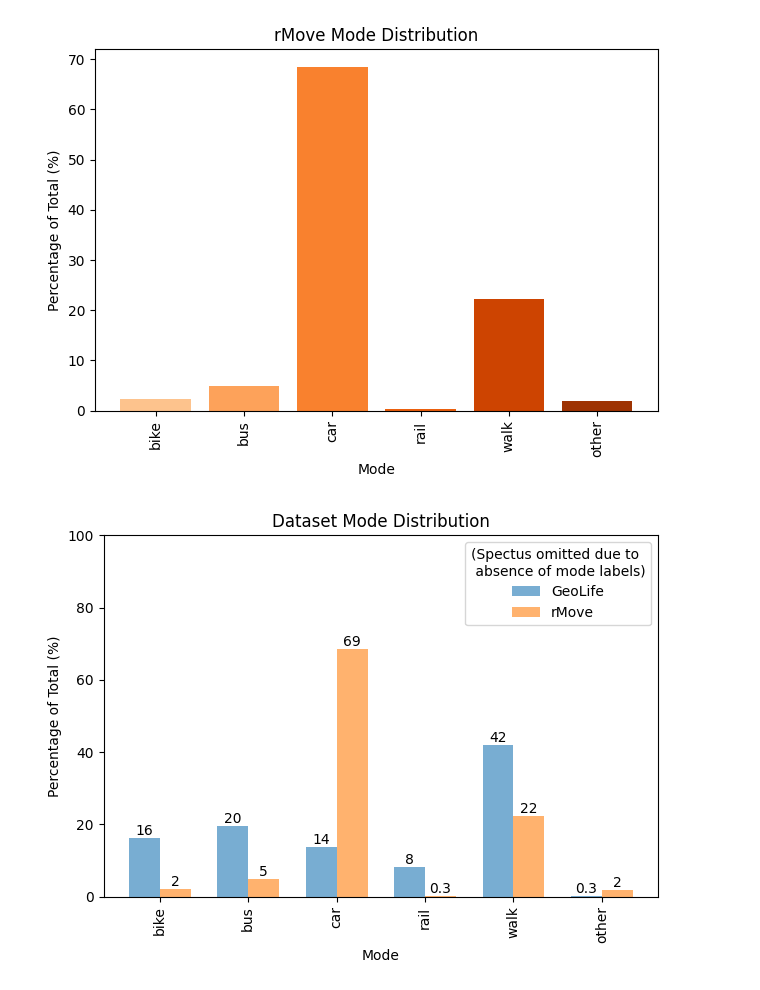
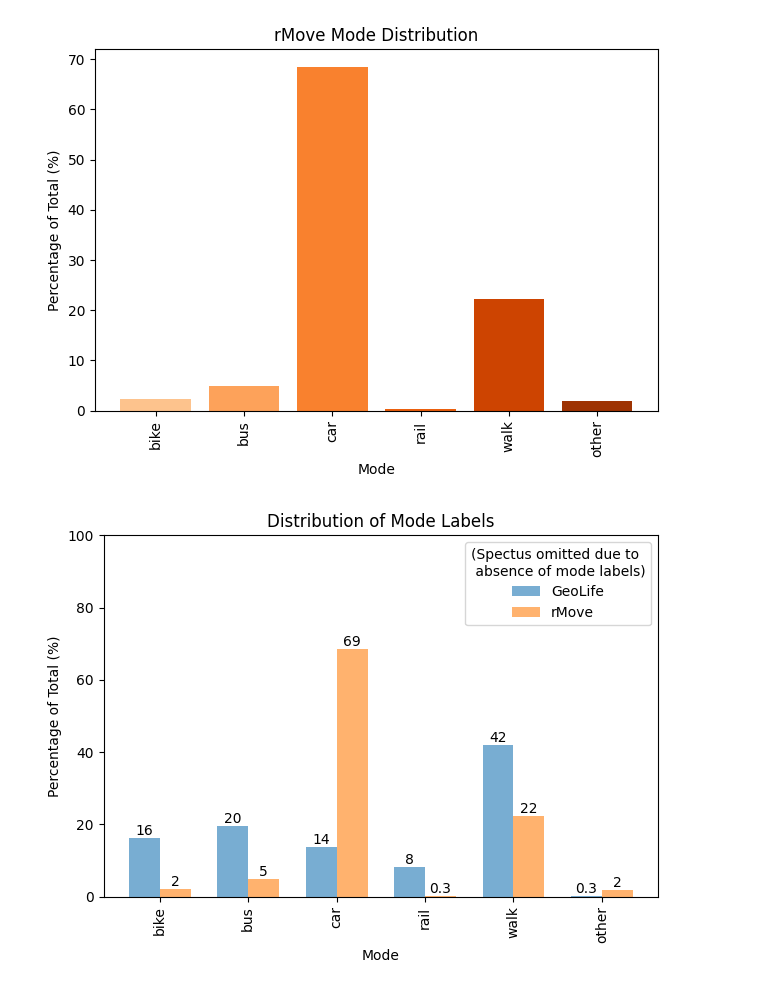
Before and after one commit to UW-THINKlab/mode-analysis, a Jupyter notebook: Dataset_Comparison_Graphs_Mode_of_Travel.ipynb, the cells around one changed output. Drawn from its saved outputs; the diff is of its cells as text; code cells hidden in the pictures.

Commit message:
Updating title of Mode Distribution figure

```diff
--- a/Dataset_Comparison_Graphs_Mode_of_Travel.ipynb
+++ b/Dataset_Comparison_Graphs_Mode_of_Travel.ipynb
@@ -90,32 +90,32 @@ geolife_bar = ax.bar(x - width/2,
                      alpha=0.6,
                      label='GeoLife')
 
 rmove_bar = ax.bar(x + width/2,
                    counts_per_mode_rmove.values,
                    width,
                    color='C1',
                    alpha=0.6,
                    label='rMove')
 
 def format_value(v):
     percent = v * 100
     return f'{percent:.1f}' if percent < 1 else f'{percent:.0f}'
 
 ax.bar_label(geolife_bar, labels=[format_value(v) for v in counts_per_mode_geolife.values])
 ax.bar_label(rmove_bar, labels=[format_value(v) for v in counts_per_mode_rmove.values])
 
 ax.set_ylim(0, 1)
 ax.yaxis.set_major_formatter(PercentFormatter(xmax=1, symbol=None, decimals=0))
 ax.tick_params(axis='x', labelrotation=90)
 ax.set_xticks(x)
 ax.set_xticklabels(counts_per_mode_geolife.index)
 
 ax.set_xlabel('Mode')
 ax.set_ylabel('Percentage of Total (%)')
-ax.set_title('Dataset Mode Distribution')
+ax.set_title('Distribution of Mode Labels')
 ax.legend(title=f"(Spectus omitted due to\n absence of mode labels)")
 
 fig.tight_layout()
 fig.savefig("images/Mode_Distribution.png", dpi=200)
 # %% [output]
-[figure, old version]
+[figure, new version]
```
Also changed, not shown: 1 other file.
